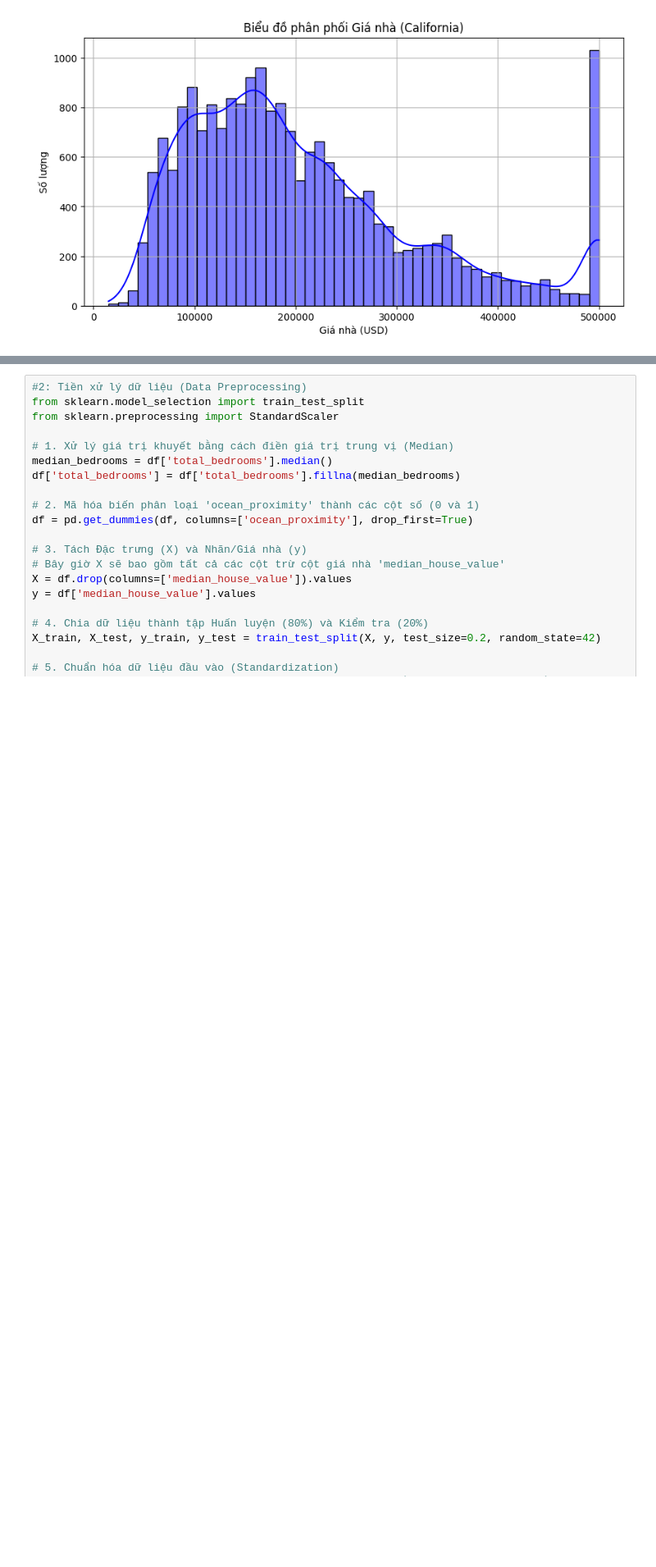
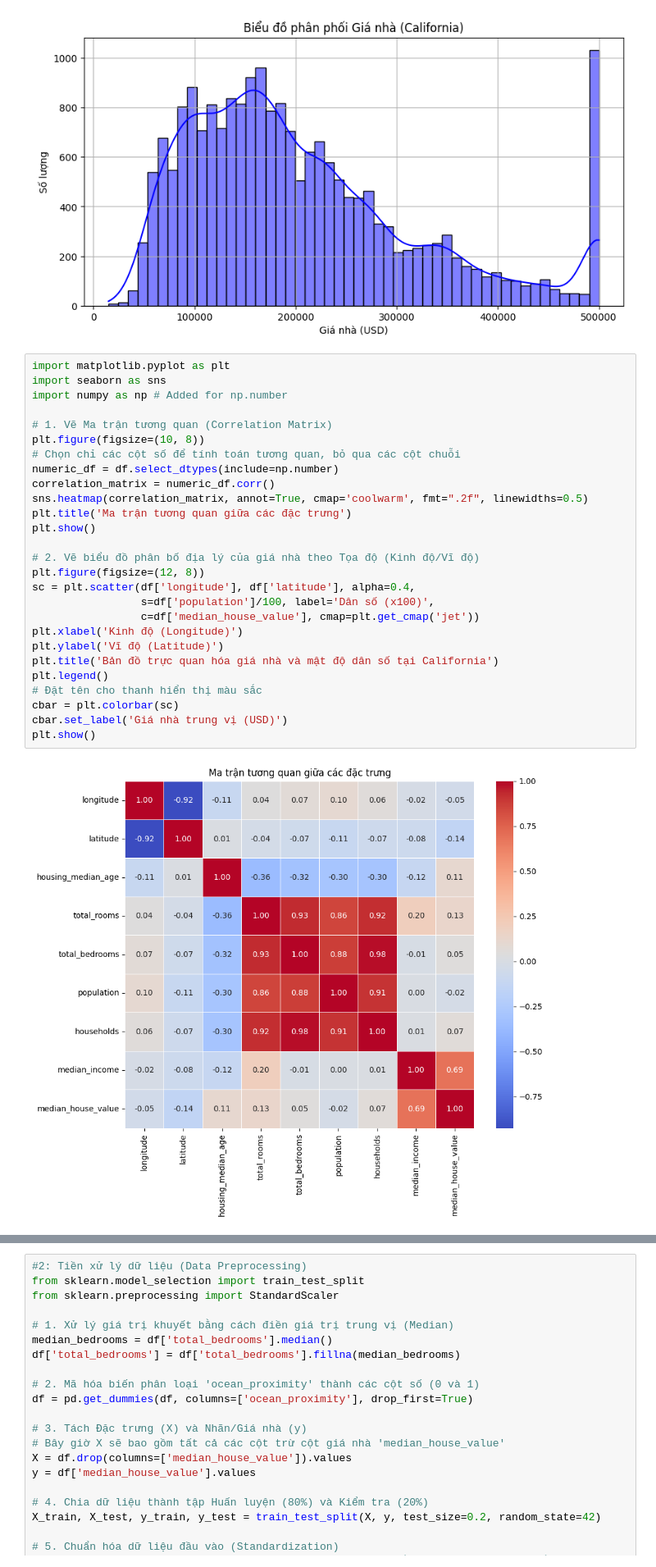
Before and after one commit to toanhuynh040805-crypto/DeepLearning_DuDoanGiaNha, a Jupyter notebook: BaiTaoNhomDT1_THDeepLearning.ipynb, the cells around one changed output, grey strips where cells are left out. Shown at 82% size. Drawn from its saved outputs; the diff is of its cells as text; blank space fills up the shorter version.

```diff
--- a/BaiTaoNhomDT1_THDeepLearning.ipynb
+++ b/BaiTaoNhomDT1_THDeepLearning.ipynb
@@ -44,3 +44,32 @@ median_house_value      0
 ocean_proximity         0
 dtype: int64
 [figure]
+# %%
+import matplotlib.pyplot as plt
+import seaborn as sns
+import numpy as np # Added for np.number
+
+# 1. Vẽ Ma trận tương quan (Correlation Matrix)
+plt.figure(figsize=(10, 8))
+# Chọn chỉ các cột số để tính toán tương quan, bỏ qua các cột chuỗi
+numeric_df = df.select_dtypes(include=np.number)
+correlation_matrix = numeric_df.corr()
+sns.heatmap(correlation_matrix, annot=True, cmap='coolwarm', fmt=".2f", linewidths=0.5)
+plt.title('Ma trận tương quan giữa các đặc trưng')
+plt.show()
+
+# 2. Vẽ biểu đồ phân bố địa lý của giá nhà theo Tọa độ (Kinh độ/Vĩ độ)
+plt.figure(figsize=(12, 8))
+sc = plt.scatter(df['longitude'], df['latitude'], alpha=0.4,
+                 s=df['population']/100, label='Dân số (x100)',
+                 c=df['median_house_value'], cmap=plt.get_cmap('jet'))
+plt.xlabel('Kinh độ (Longitude)')
+plt.ylabel('Vĩ độ (Latitude)')
+plt.title('Bản đồ trực quan hóa giá nhà và mật độ dân số tại California')
+plt.legend()
+# Đặt tên cho thanh hiển thị màu sắc
+cbar = plt.colorbar(sc)
+cbar.set_label('Giá nhà trung vị (USD)')
+plt.show()
+# %% [output]
+[figure, added]
```
Also changed, not shown: parts of 5 cells of this notebook.
